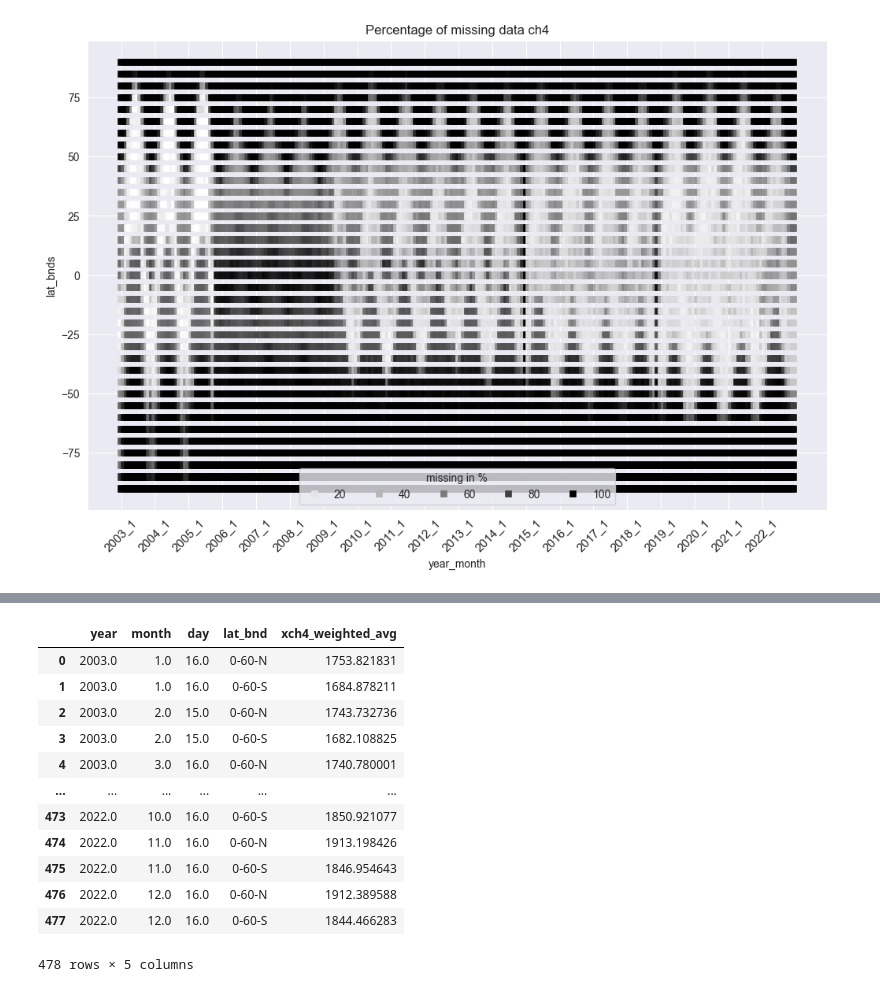
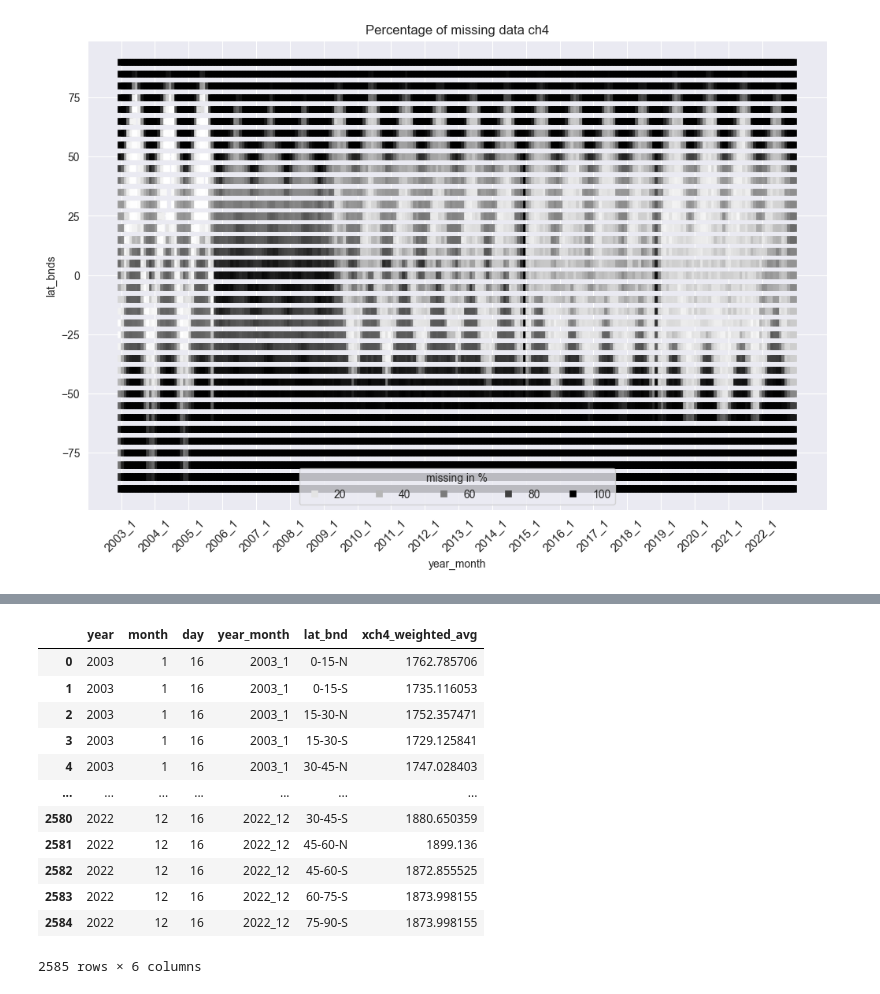
Before and after one commit to climate-resource/EO-vs-CMIP-GHG-forcings-comparison, a Jupyter notebook: tutorials/getting-started_ch4.ipynb, the cells around one changed output, grey strips where cells are left out. Saved outputs shown, nothing was run; the diff lists cells and outputs as text; code cells hidden in the pictures.

```diff
--- a/tutorials/getting-started_ch4.ipynb
+++ b/tutorials/getting-started_ch4.ipynb
@@ -14,5 +16,5 @@ from src.cosine_weighting import (
 # %%
-year_min = 2002
+year_min = 2003
 year_max = 2022
 gas = "ch4"
 path_obs4mips = f"../data/OBS4MIPS_{gas.upper()}.csv"
@@ -178,48 +179,48 @@ if gas == "ch4":
     factor = 1e9
 elif gas == "co2":
     factor = 1e6
 else:
     raise ValueError(f"Unknown {gas=}")
 
 # compute weighted ghg values (approx. geometric distortion of grid cells on sphere)
 df_obs4mips_weighted = compute_weighted_ghg(
     df_obs4mips, gas=gas, unit_factor=factor, cmip_data=False, cell_size=5
 )
 df_cmip7_weighted = compute_weighted_ghg(
     df_cmip7, gas=gas, unit_factor=None, cmip_data=True, cell_size=15
 )
 
 # compute weighted average across latitude bands
 df_obs4mips_weighted_avg = compute_weighted_average_latitude_bands(
     df_obs4mips_weighted, gas=gas
 )
 df_cmip7_weighted_avg = compute_weighted_average_latitude_bands(
     df_cmip7_weighted, gas=gas
 
 )
 
 df_obs4mips_new_grid = resize_grid(
-    df_obs4mips_weighted_avg, lat_bnds_seq = [0,60], gas=gas
+    df_obs4mips_weighted_avg, lat_bnds_seq = [0,15,30,45,60,75,90], gas=gas
 )
 df_cmip7_new_grid = resize_grid(
-    df_cmip7_weighted_avg, lat_bnds_seq =[0,60], gas=gas
+    df_cmip7_weighted_avg, lat_bnds_seq =[0,15,30,45,60,75,90], gas=gas
 )
 
 df_obs4mips_new_grid
 # %% [output]
-|  | year | month | day | lat_bnd | xch4_weighted_avg |
-| 0 | 2003.0 | 1.0 | 16.0 | 0-60-N | 1753.821831 |
-| 1 | 2003.0 | 1.0 | 16.0 | 0-60-S | 1684.878211 |
-| 2 | 2003.0 | 2.0 | 15.0 | 0-60-N | 1743.732736 |
-| 3 | 2003.0 | 2.0 | 15.0 | 0-60-S | 1682.108825 |
-| 4 | 2003.0 | 3.0 | 16.0 | 0-60-N | 1740.780001 |
-| ... | ... | ... | ... | ... | ... |
-| 473 | 2022.0 | 10.0 | 16.0 | 0-60-S | 1850.921077 |
-| 474 | 2022.0 | 11.0 | 16.0 | 0-60-N | 1913.198426 |
-| 475 | 2022.0 | 11.0 | 16.0 | 0-60-S | 1846.954643 |
-| 476 | 2022.0 | 12.0 | 16.0 | 0-60-N | 1912.389588 |
-| 477 | 2022.0 | 12.0 | 16.0 | 0-60-S | 1844.466283 |
+|  | year | month | day | year_month | lat_bnd | xch4_weighted_avg |
+| 0 | 2003 | 1 | 16 | 2003_1 | 0-15-N | 1762.785706 |
+| 1 | 2003 | 1 | 16 | 2003_1 | 0-15-S | 1735.116053 |
+| 2 | 2003 | 1 | 16 | 2003_1 | 15-30-N | 1752.357471 |
+| 3 | 2003 | 1 | 16 | 2003_1 | 15-30-S | 1729.125841 |
+| 4 | 2003 | 1 | 16 | 2003_1 | 30-45-N | 1747.028403 |
+| ... | ... | ... | ... | ... | ... | ... |
+| 2580 | 2022 | 12 | 16 | 2022_12 | 30-45-S | 1880.650359 |
+| 2581 | 2022 | 12 | 16 | 2022_12 | 45-60-N | 1899.136 |
+| 2582 | 2022 | 12 | 16 | 2022_12 | 45-60-S | 1872.855525 |
+| 2583 | 2022 | 12 | 16 | 2022_12 | 60-75-S | 1873.998155 |
+| 2584 | 2022 | 12 | 16 | 2022_12 | 75-90-S | 1873.998155 |
-478 rows × 5 columns
+2585 rows × 6 columns
 # %%
 df_cmip7_new_grid.head()
 # %% [output]
```
Also changed, not shown: parts of 9 cells of this notebook, 3 other files.
